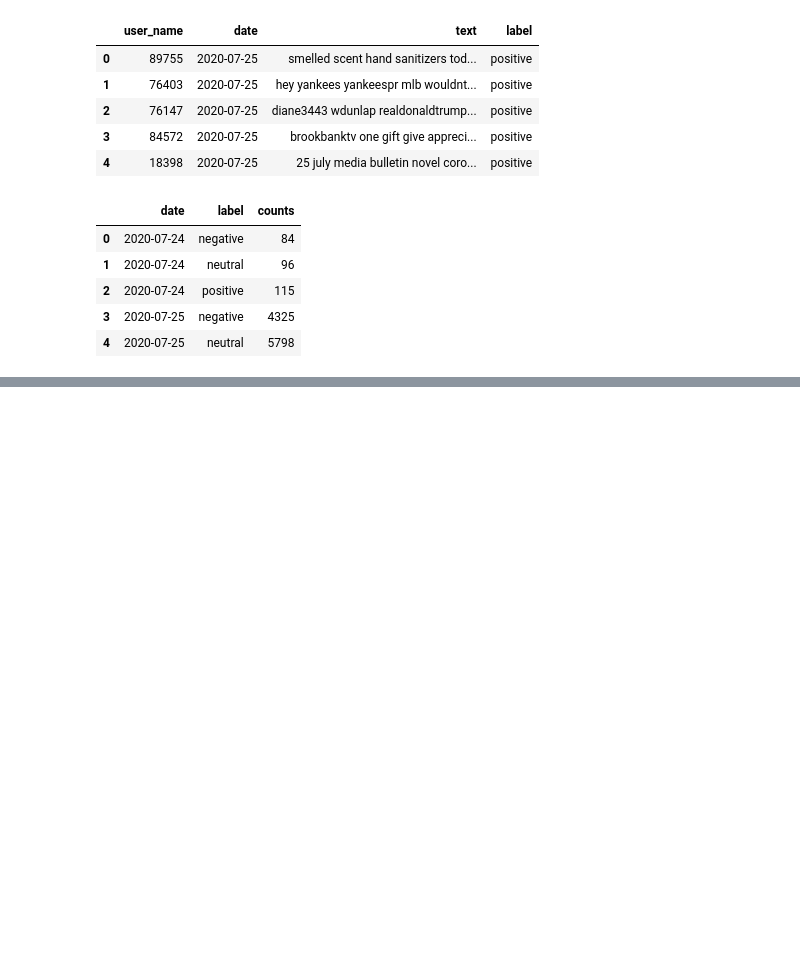
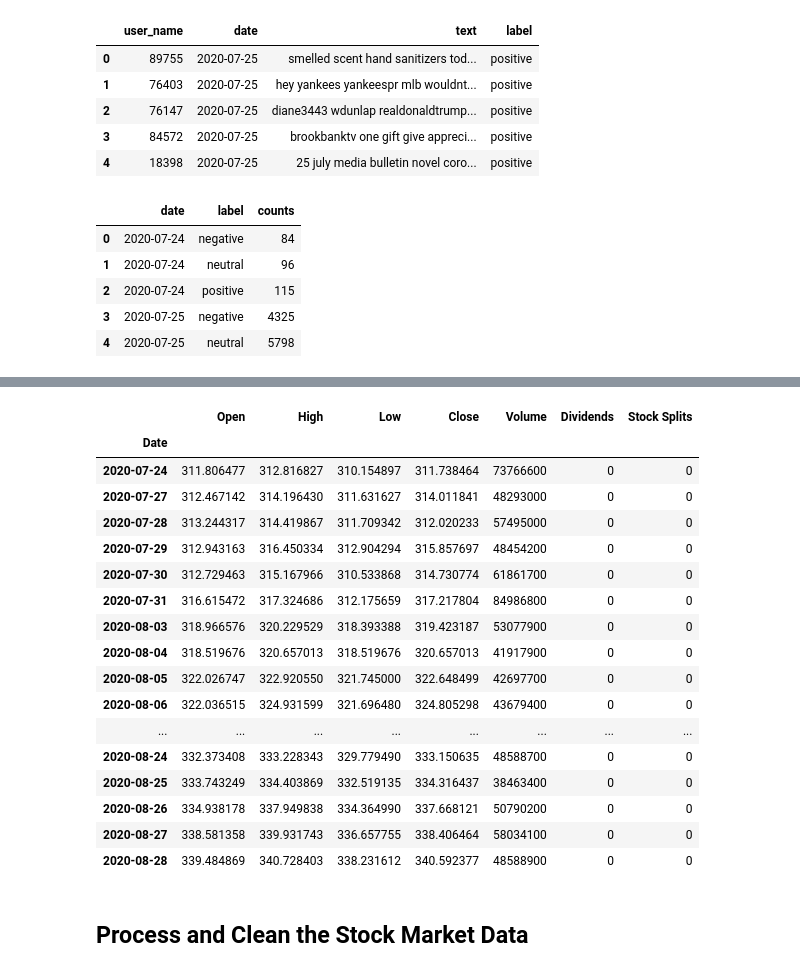
Before and after one commit to NabilHKhoury/TwitterCovid, a Jupyter notebook: CovidTweets.ipynb, the cells around one changed output, grey strips where cells are left out. Saved outputs shown, nothing was run; the diff lists cells and outputs as text; code cells hidden in the pictures; blank space fills up the shorter version.

```diff
--- a/CovidTweets.ipynb
+++ b/CovidTweets.ipynb
@@ -337,0 +331,5 @@ From the analysis that we have done, it is clear that the sentiment about tweets
+# %%
+import yfinance as yf #Yahoo Finance API with Stock Market Data
+
+SPY= yf.Ticker("SPY") #SPY is s&p 500 ETF
+SPY.info
@@ -337,0 +354,24 @@ From the analysis that we have done, it is clear that the sentiment about tweets
+# %%
+hist_SPY=SPY.history(start="2020-07-24", end="2020-08-30")
+hist_SPY
+# %% [output]
+|  | Open | High | Low | Close | Volume | Dividends | Stock Splits |
+| Date |  |  |  |  |  |  |  |
+| 2020-07-24 | 311.806477 | 312.816827 | 310.154897 | 311.738464 | 73766600 | 0 | 0 |
+| 2020-07-27 | 312.467142 | 314.196430 | 311.631627 | 314.011841 | 48293000 | 0 | 0 |
+| 2020-07-28 | 313.244317 | 314.419867 | 311.709342 | 312.020233 | 57495000 | 0 | 0 |
+| 2020-07-29 | 312.943163 | 316.450334 | 312.904294 | 315.857697 | 48454200 | 0 | 0 |
+| 2020-07-30 | 312.729463 | 315.167966 | 310.533868 | 314.730774 | 61861700 | 0 | 0 |
+| 2020-07-31 | 316.615472 | 317.324686 | 312.175659 | 317.217804 | 84986800 | 0 | 0 |
+| 2020-08-03 | 318.966576 | 320.229529 | 318.393388 | 319.423187 | 53077900 | 0 | 0 |
+| 2020-08-04 | 318.519676 | 320.657013 | 318.519676 | 320.657013 | 41917900 | 0 | 0 |
+| 2020-08-05 | 322.026747 | 322.920550 | 321.745000 | 322.648499 | 42697700 | 0 | 0 |
+| 2020-08-06 | 322.036515 | 324.931599 | 321.696480 | 324.805298 | 43679400 | 0 | 0 |
+| ... | ... | ... | ... | ... | ... | ... | ... |
+| 2020-08-24 | 332.373408 | 333.228343 | 329.779490 | 333.150635 | 48588700 | 0 | 0 |
+| 2020-08-25 | 333.743249 | 334.403869 | 332.519135 | 334.316437 | 38463400 | 0 | 0 |
+| 2020-08-26 | 334.938178 | 337.949838 | 334.364990 | 337.668121 | 50790200 | 0 | 0 |
+| 2020-08-27 | 338.581358 | 339.931743 | 336.657755 | 338.406464 | 58034100 | 0 | 0 |
+| 2020-08-28 | 339.484869 | 340.728403 | 338.231612 | 340.592377 | 48588900 | 0 | 0 |
+# %% [markdown]
+## Process and Clean the Stock Market Data
```
Also changed, not shown: parts of 27 cells of this notebook.
